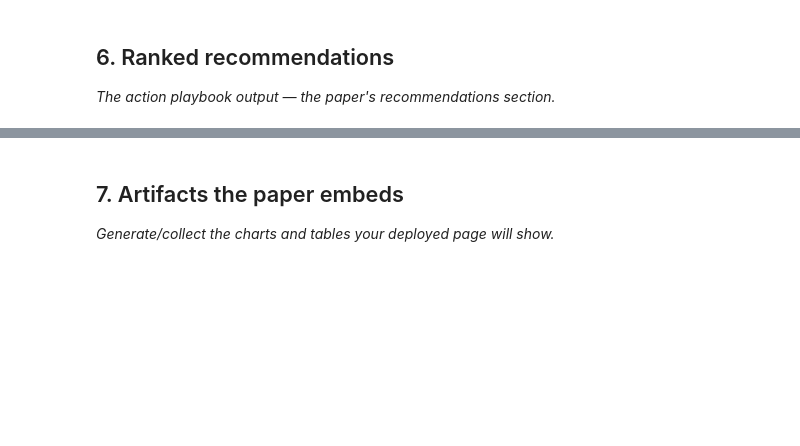
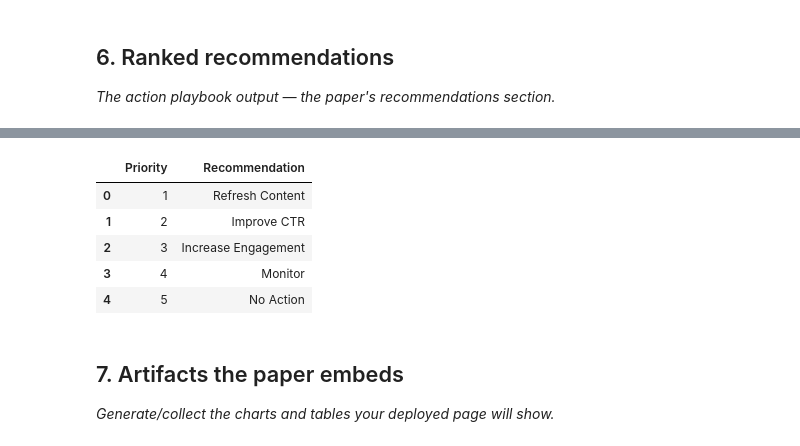
Before and after one commit to Sidd13789/flyrank-ml-internship, a Jupyter notebook: work/notebooks/capstone.ipynb, the cells around one changed output, grey strips where cells are left out. Saved outputs shown, nothing was run; the diff lists cells and outputs as text; code cells hidden in the pictures; blank space fills up the shorter version.

```diff
--- a/work/notebooks/capstone.ipynb
+++ b/work/notebooks/capstone.ipynb
@@ -33,3 +158,23 @@ This skeleton is yours to fill. Work the sections **in order** — each one has
+# %%
+recommendations = pd.DataFrame({
+    "Priority":[1,2,3,4,5],
+    "Recommendation":[
+        "Refresh Content",
+        "Improve CTR",
+        "Increase Engagement",
+        "Monitor",
+        "No Action"
+    ]
+})
+
+recommendations
+# %% [output]
+|  | Priority | Recommendation |
+| 0 | 1 | Refresh Content |
+| 1 | 2 | Improve CTR |
+| 2 | 3 | Increase Engagement |
+| 3 | 4 | Monitor |
+| 4 | 5 | No Action |
 # %% [markdown]
 ## 7. Artifacts the paper embeds
 
```
Also changed, not shown: parts of 11 cells of this notebook.
